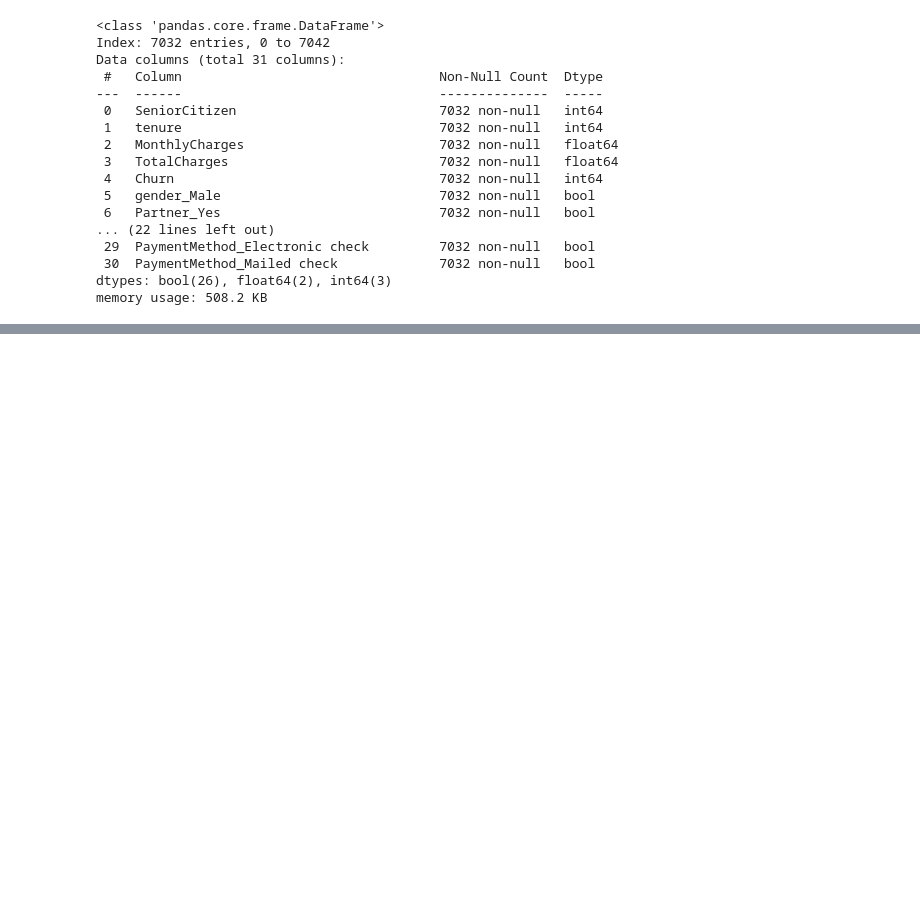
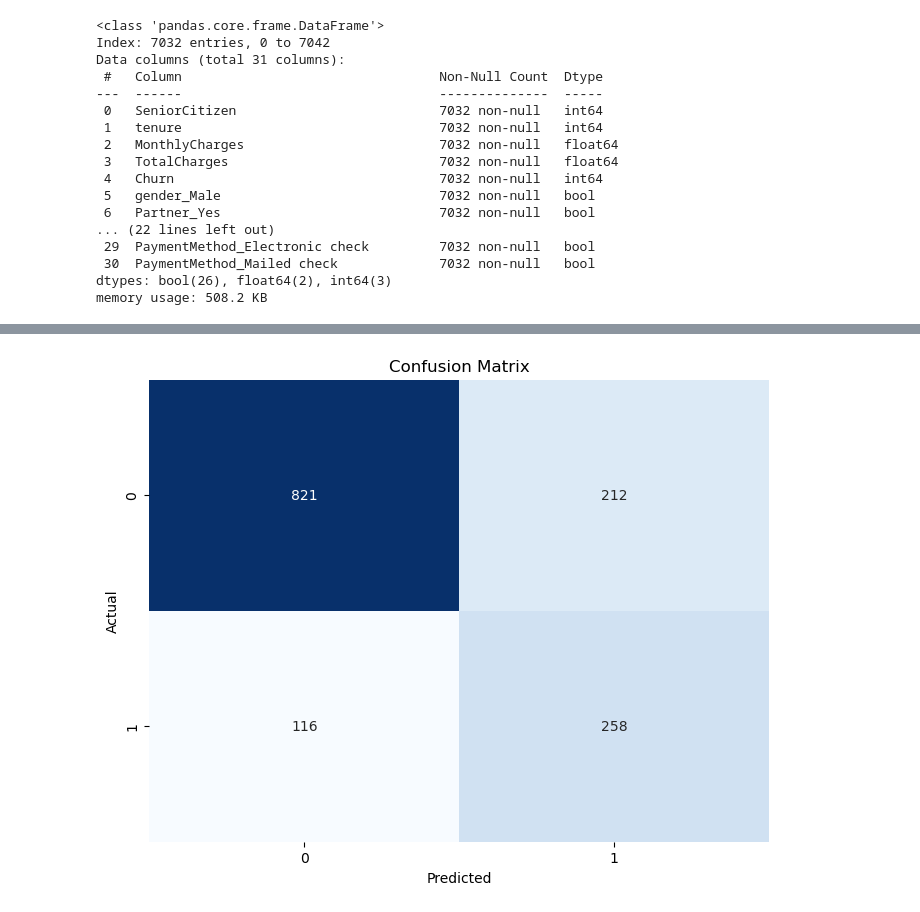
Before and after one commit to Ali-Abubakr1/Telecom-Churn-Analysis, a Jupyter notebook: 1_Data_Exploration.ipynb, the cells around one changed output, grey strips where cells are left out. Saved outputs shown, nothing was run; the diff lists cells and outputs as text; code cells hidden in the pictures; blank space fills up the shorter version.

```diff
--- a/1_Data_Exploration.ipynb
+++ b/1_Data_Exploration.ipynb
@@ -183,0 +202,15 @@ bestModel
+# %%
+from sklearn.metrics import classification_report, confusion_matrix
+import seaborn as sns
+
+final_model = XGBClassifier(n_estimators=200,
+                            learning_rate=0.05,
+                            max_depth=3,
+                             eval_metric='logloss')
+
+final_model.fit(X_train_scaled, y_train)
+
+y_pred = final_model.predict(X_test_scaled)
+
+print("Classification Report:\n")
+print(classification_report(y_test, y_pred))
@@ -183,0 +228,17 @@ bestModel
+# %%
+from imblearn.over_sampling import SMOTE
+
+smote = SMOTE(random_state=42)
+
+
+X_train_smote, y_train_smote = smote.fit_resample(X_train_scaled, y_train)
+
+print("Before SMOTE:", y_train.value_counts())
+print("After SMOTE:", y_train_smote.value_counts())
+
+final_model.fit(X_train_smote, y_train_smote)
+
+y_pred = final_model.predict(X_test_scaled)
+
+print("\nClassification Report after SMOTE:\n")
+print(classification_report(y_test, y_pred))
@@ -183,0 +265,10 @@ bestModel
+# %%
+plt.figure(figsize=(8, 6))
+cm = confusion_matrix(y_test, y_pred)
+sns.heatmap(cm, annot=True, fmt='d', cmap='Blues', cbar=False)
+plt.xlabel('Predicted')
+plt.ylabel('Actual')
+plt.title('Confusion Matrix')
+plt.show()
+# %% [output]
+[figure, added]
```
Also changed, not shown: parts of 9 cells of this notebook, 1 other file.
